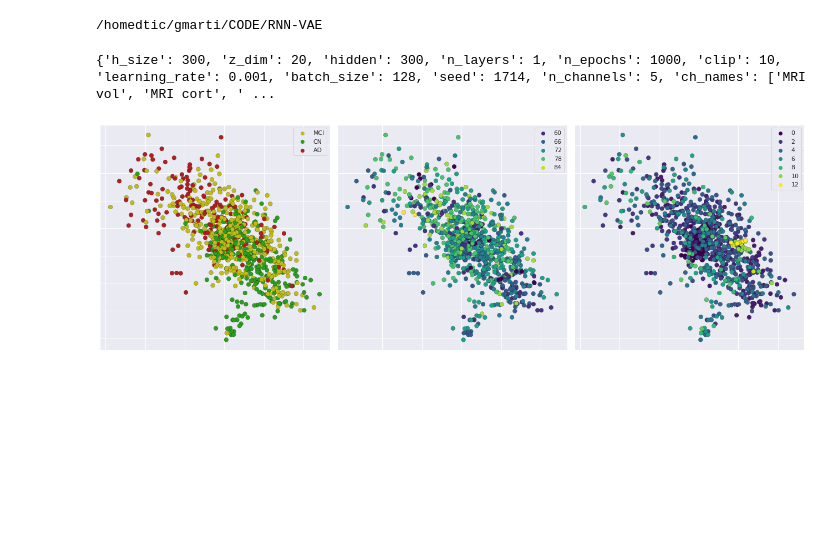
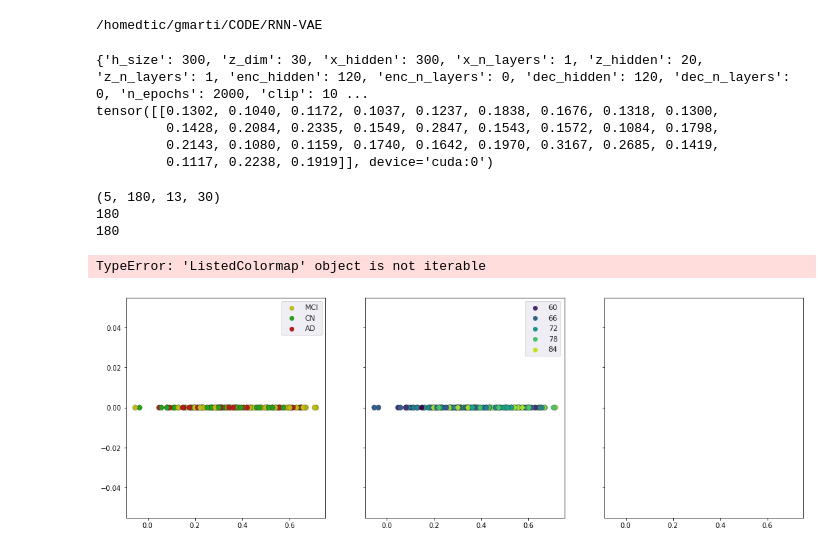
Before and after one commit to GerardMJuan/RNN-VAE, a Jupyter notebook: fig_gen/generate_latent_multi.ipynb, the cells around one changed output. Saved outputs shown, nothing was run; the diff lists cells and outputs as text; code cells hidden in the pictures; blank space fills up the shorter version.

Commit message:
Added constrained z, added bl to long option

```diff
--- a/fig_gen/generate_latent_multi.ipynb
+++ b/fig_gen/generate_latent_multi.ipynb
@@ -21,7 +21,7 @@ import torch
 # %% [output]
 /homedtic/gmarti/CODE/RNN-VAE
 # %%
-out_dir = "/homedtic/gmarti/CODE/RNN-VAE/experiments_mc_models/allch_fulltrain/"
+out_dir = "/homedtic/gmarti/EXPERIMENTS/RNN-VAE/experiments_postthesis/constrained_trained_long/"
 test_csv = "/homedtic/gmarti/CODE/RNN-VAE/data/multimodal_no_petfluid_test.csv"
 data_cols = ['_mri_vol','_mri_cort', '_cog', '_demog', '_apoe']
 # data_cols = ['_mri_vol']
@@ -41,11 +41,30 @@ X_test, _, Y_test, _, col_lists = load_multimodal_data(test_csv, data_cols, p["c
 
 p["n_feats"] = [x[0].shape[1] for x in X_test]
 
-X_train_list = []
-mask_train_list = []
+mask_test_norepeat = []
+
+# Process mask without repeated values
+for x_ch in X_test:
+    X_test_tensor = [ torch.FloatTensor(t) for t in x_ch]
+    X_test_pad = torch.nn.utils.rnn.pad_sequence(X_test_tensor, batch_first=False, padding_value=np.nan)
+    mask_test = ~torch.isnan(X_test_pad)
+    mask_test_norepeat.append(mask_test.to(DEVICE))
 
 X_test_list = []
 mask_test_list = []
+
+ntp = max(np.max([[len(xi) for xi in x] for x in X_test]), np.max([[len(xi) for xi in x] for x in X_test]))
+
+# HERE, change bl to long and repeat the values at t0 for ntp
+for i in range(len(p["ch_type"])):
+    if p["ch_type"][i] == 'bl':
+        #for j in range(len(X_train[i])):
+        #    X_train[i][j] = np.array([X_train[i][j][0]]*ntp)
+
+        for j in range(len(X_test[i])):
+            X_test[i][j] = np.array([X_test[i][j][0]]*ntp)
+
+        p["ch_type"][i] = 'long'
 
 # Process test set
 for x_ch in X_test:
@@ -57,7 +76,7 @@ for x_ch in X_test:
     X_test_list.append(X_test_pad.to(DEVICE))
 
 ntp = max([x.shape[0] for x in X_test_list])
-
+"""
 model = rnnvae_h.MCRNNVAE(p["h_size"], p["hidden"], p["n_layers"],
                         p["hidden"], p["n_layers"], p["hidden"],
                         p["n_layers"], p["z_dim"], p["hidden"], p["n_layers"],
@@ -65,20 +84,34 @@ model = rnnvae_h.MCRNNVAE(p["h_size"], p["hidden"], p["n_layers"],
                         p["n_channels"], p["ch_type"], p["n_feats"], DEVICE, print_every=100,
                         phi_layers=p["phi_layers"], sigmoid_mean=p["sig_mean"],
                         dropout=p["dropout"], dropout_threshold=p["drop_th"])
+"""
+model = rnnvae_h.MCRNNVAE(p["h_size"], p["x_hidden"], p["x_n_layers"],
+                        p["z_hidden"], p["z_n_layers"], p["enc_hidden"],
+                        p["enc_n_layers"], p["z_dim"], p["dec_hidden"], p["dec_n_layers"],
+                        p["clip"], p["n_epochs"], p["batch_size"],
+                        p["n_channels"], p["ch_type"], p["n_feats"], p["c_z"], DEVICE, print_every=100,
+                        phi_layers=p["phi_layers"], sigmoid_mean=p["sig_mean"],
+                        dropout=p["dropout"], dropout_threshold=p["drop_th"])
 model = model.to(DEVICE)
 model.load(out_dir+'model.pt')
-
+print(model.dropout_comp)
+model.dropout_threshold = 0.2
 ##TEST
 X_test_fwd = model.predict(X_test_list, mask_test_list,nt=ntp)
 # %% [output]
-{'h_size': 300, 'z_dim': 20, 'hidden': 300, 'n_layers': 1, 'n_epochs': 1000, 'clip': 10, 'learning_rate': 0.001, 'batch_size': 128, 'seed': 1714, 'n_channels': 5, 'ch_names': ['MRI vol', 'MRI cort', ' ...
+{'h_size': 300, 'z_dim': 30, 'x_hidden': 300, 'x_n_layers': 1, 'z_hidden': 20, 'z_n_layers': 1, 'enc_hidden': 120, 'enc_n_layers': 0, 'dec_hidden': 120, 'dec_n_layers': 0, 'n_epochs': 2000, 'clip': 10 ...
+tensor([[0.1302, 0.1040, 0.1172, 0.1037, 0.1237, 0.1838, 0.1676, 0.1318, 0.1300,
+         0.1428, 0.2084, 0.2335, 0.1549, 0.2847, 0.1543, 0.1572, 0.1084, 0.1798,
+         0.2143, 0.1080, 0.1159, 0.1740, 0.1642, 0.1970, 0.3167, 0.2685, 0.1419,
+         0.1117, 0.2238, 0.1919]], device='cuda:0')
 # %%
 #Start figures
 qzx_test = [np.array(x) for x in X_test_fwd['qzx']]
 z_test = np.array([np.array(z).swapaxes(0,1) for z in X_test_fwd['z']])
+print(z_test.shape)
 #z_test_base = z_test[0]
 # WE CANNOT DO A DIRECT MEAN: WE SHOULD ONLY D, FOR EACH TIMEPOINT, THE ONES THAT HAVE A MASK=TRUE
-mask_test_list = [x.cpu() for x in mask_test_list]
+mask_test_norepeat = [x.cpu() for x in mask_test_norepeat]
 
 #### Triple figure: One colored by tp, one colored by dx, and one colored by age
 #plot_z_time_2d(z, max_timepoints, [dim0, dim1], out_dir, out_name='latent_space_2d')
@@ -114,11 +147,11 @@ color_age = []
 # }
 
 #### DIMENSIONS TO PLOT:
-dim0 = 9
-dim1 = 10
+dim0 = 0
+dim1 = 28
 
 for tp in range(ntp):
-    mask_i = [mask_ch[tp, :, :] for i, mask_ch in enumerate(mask_test_list) if mask_ch.shape[0] > tp]
+    mask_i = [mask_ch[tp, :, :] for i, mask_ch in enumerate(mask_test_norepeat) if mask_ch.shape[0] > tp]
     mask_for_z = [mask_ti[:,0].repeat((z_test.shape[3], 1)).T.numpy() for mask_ti in mask_i]
     z_tp = [z_ch[:, tp, :] for z_ch in z_test if z_ch.shape[1] > tp]
     #compute the mean for each subject of z which are known
@@ -139,31 +172,38 @@ for tp in range(ntp):
 
     tp_len = len(test_z_d0)
     tp_full = tp_full + [tp]*tp_len
 
     # Prepare AGE for plotting
     color_test_dx = [x[tp] for i, x in enumerate(Y_test["DX"]) if x.shape[0] > tp and z_dec[i,dim0] > 0]
     color_test_age = [bins[x[tp]-1] for i, x in enumerate(age_digitized) if x.shape[0] > tp and z_dec[i,dim0] > 0]
     color_dx = color_dx + color_test_dx
     color_age = color_age + color_test_age
+    break # IF NOT COMMENTED, USE ONLY BASELINE
 
+print(len(color_age))
+print(len(color_dx))
 # ax1: dx
 sns.scatterplot(x=z_d0_full, y=z_d1_full, hue=color_dx, palette=colors_dx, s=60, edgecolor="black", linewidth=0.2, ax=ax1)
 # ax2: age
 sns.scatterplot(x=z_d0_full, y=z_d1_full, hue=color_age, palette=colors, s=60, edgecolor="black", linewidth=0.2, ax=ax2)
 # ax3: tp
 sns.scatterplot(x=z_d0_full, y=z_d1_full, hue=tp_full, palette=colors, s=60, edgecolor="black", linewidth=0.2, ax=ax3)
 
 for ax in [ax1, ax2, ax3]:
     ax.set_xticklabels([])
     ax.set_yticklabels([])
 
 
 ##Add title, x and y axis
 #plt.xlabel(f"Dim {dim0}", size=13)
 #plt.ylabel(f"Dim {dim1}", size=13)
 # ax2.set_title(f"Latent space, dims 0 and 1", fontsize=20)
 plt.tight_layout()
 plt.savefig("fig_gen/latent_space_fig.png", dpi=300)
 plt.show()
 # %% [output]
+(5, 180, 13, 30)
+180
+180
+TypeError: 'ListedColormap' object is not iterable
-[figure, old version]
+[figure, new version]
```
Also changed, not shown: 13 other files.
